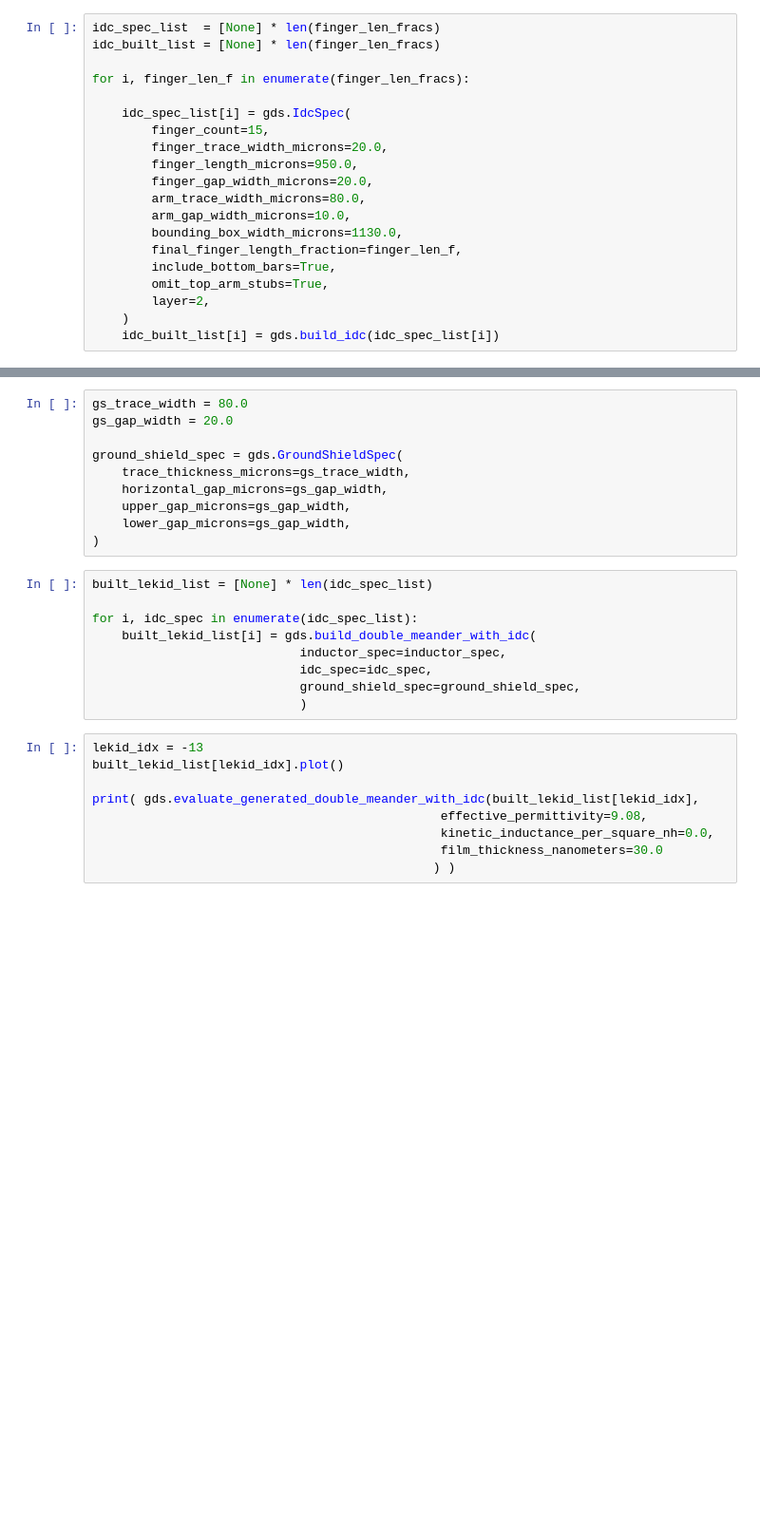
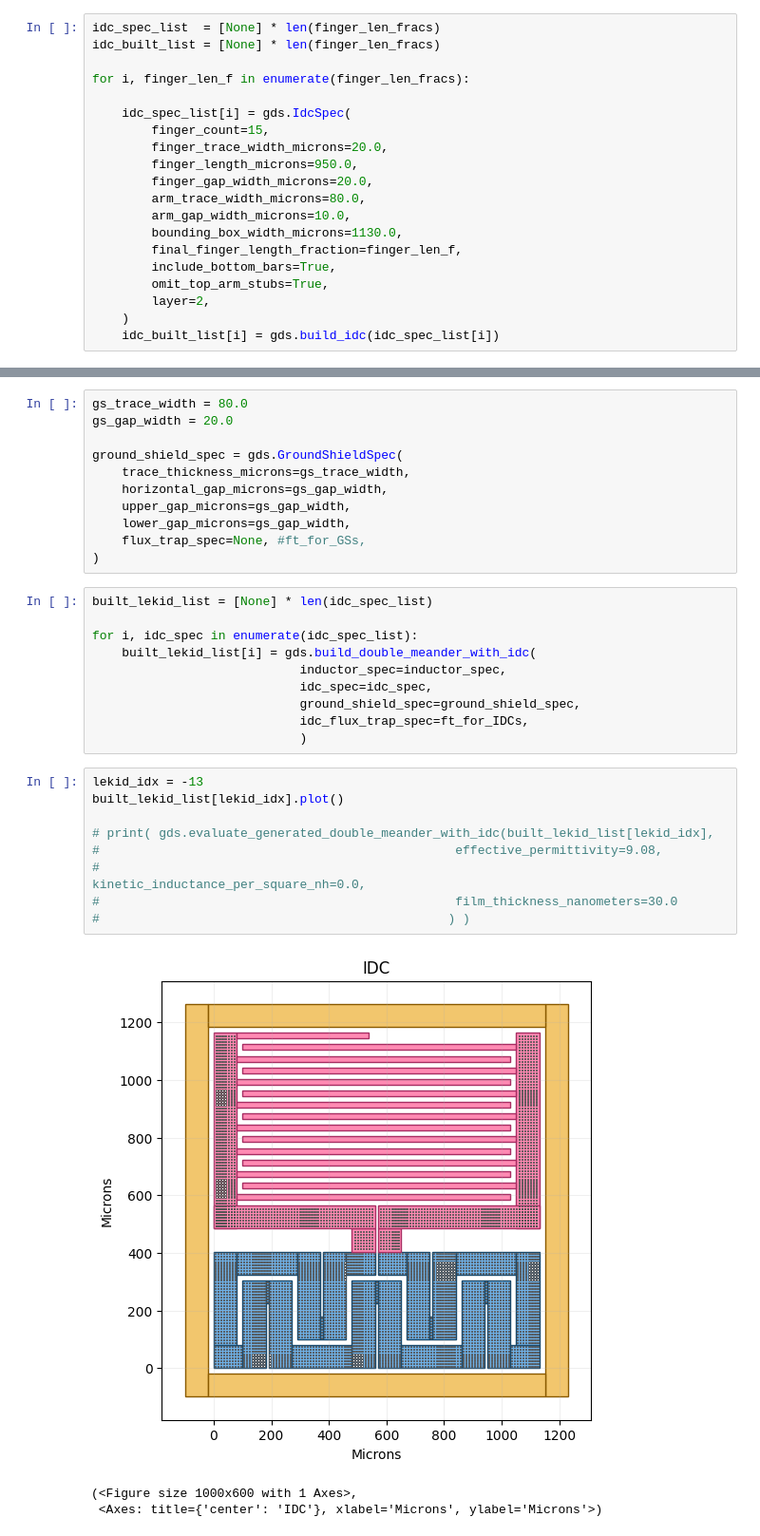
Before and after one commit to dtemps123/kipm-detector-design-workspace, a Jupyter notebook: MLA5G-27Resonator-2x2cm.ipynb, the cells around one changed output, grey strips where cells are left out. Shown at 95% size. Saved outputs shown, nothing was run; the diff lists cells and outputs as text; blank space fills up the shorter version.

```diff
--- a/MLA5G-27Resonator-2x2cm.ipynb
+++ b/MLA5G-27Resonator-2x2cm.ipynb
@@ -55,6 +86,7 @@ ground_shield_spec = gds.GroundShieldSpec(
     horizontal_gap_microns=gs_gap_width,
     upper_gap_microns=gs_gap_width,
     lower_gap_microns=gs_gap_width,
+    flux_trap_spec=None, #ft_for_GSs,
 )
 # %%
 built_lekid_list = [None] * len(idc_spec_list)
@@ -64,16 +96,21 @@ for i, idc_spec in enumerate(idc_spec_list):
                             inductor_spec=inductor_spec,
                             idc_spec=idc_spec,
                             ground_shield_spec=ground_shield_spec,
+                            idc_flux_trap_spec=ft_for_IDCs,
                             )
 # %%
 lekid_idx = -13
 built_lekid_list[lekid_idx].plot()
 
-print( gds.evaluate_generated_double_meander_with_idc(built_lekid_list[lekid_idx],
-                                               effective_permittivity=9.08,
-                                               kinetic_inductance_per_square_nh=0.0,
-                                               film_thickness_nanometers=30.0
-                                              ) )
+# print( gds.evaluate_generated_double_meander_with_idc(built_lekid_list[lekid_idx],
+#                                                effective_permittivity=9.08,
+#                                                kinetic_inductance_per_square_nh=0.0,
+#                                                film_thickness_nanometers=30.0
+#                                               ) )
+# %% [output]
+[figure, added]
+(<Figure size 1000x600 with 1 Axes>,
+ <Axes: title={'center': 'IDC'}, xlabel='Microns', ylabel='Microns'>)
 # %%
 cpw_gap_width = 10.75
 cpw_ground_width = 100.0
```
Also changed, not shown: parts of 8 cells of this notebook.
